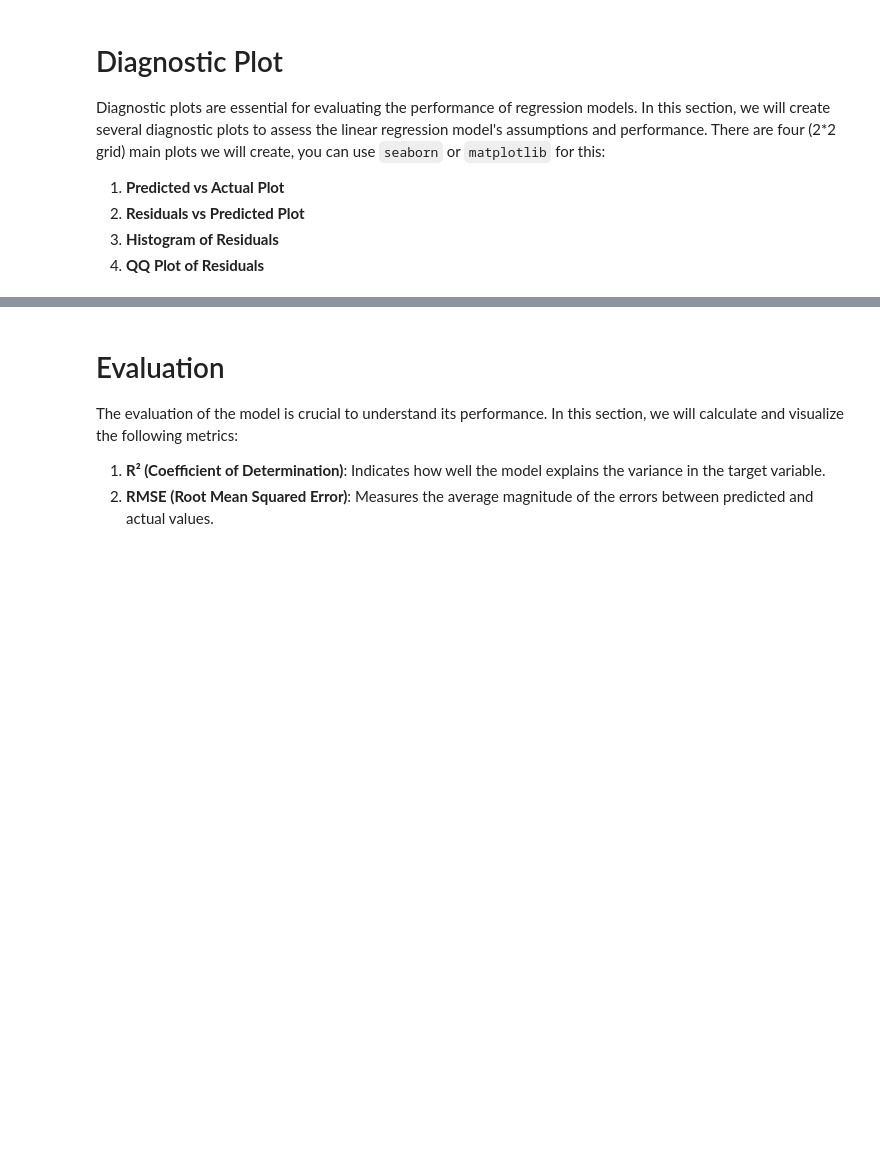
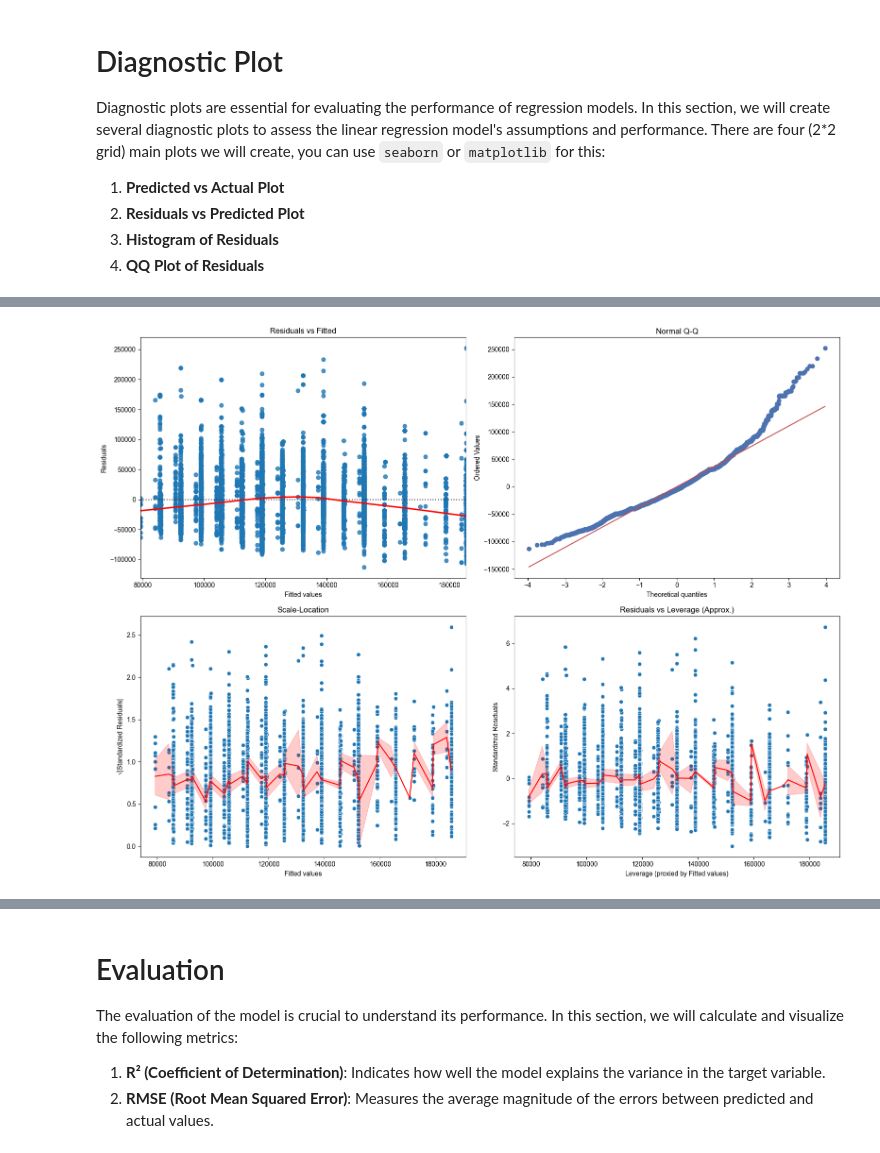
Before and after one commit to met-ad-688/lab08-CassieLu0, a Jupyter notebook: lab08-LingLu.ipynb, the cells around one changed output, grey strips where cells are left out. Saved outputs shown, nothing was run; the diff lists cells and outputs as text; code cells hidden in the pictures; blank space fills up the shorter version.

```diff
--- a/lab08-LingLu.ipynb
+++ b/lab08-LingLu.ipynb
@@ -340,0 +317,71 @@ plt.show()
+# %%
+#| eval: true
+#| echo: false
+
+import numpy as np
+import matplotlib.pyplot as plt
+import seaborn as sns
+import scipy.stats as stats
+from pyspark.sql.functions import col, lit, sqrt, mean as _mean, stddev as _stddev
+from pyspark.sql.functions import abs as ps_abs
+from pyspark.sql.functions import sqrt
+
+
+# 1. Load predictions
+df_pred = summary.predictions.select("salary", "prediction")
+
+# 2. Compute residuals and fitted values
+df_pred = df_pred.withColumn("residuals", col("salary") - col("prediction"))
+df_pred = df_pred.withColumn("fitted", col("prediction"))
+
+# 3. Compute mean and standard deviation of residuals
+res_mean = df_pred.select(_mean("residuals")).first()[0]
+res_std = df_pred.select(_stddev("residuals")).first()[0]
+
+# 4. Compute standardized residuals
+df_pred = df_pred.withColumn("std_residuals", (col("residuals") - lit(res_mean)) / lit(res_std))
+
+# 5. Square root of absolute standardized residuals
+df_pred = df_pred.withColumn("sqrt_std_resid", sqrt(ps_abs(col("std_residuals"))))
+
+df_pred_pd = df_pred.select("fitted", "residuals", "std_residuals", "sqrt_std_resid").toPandas()
+
+fig, axs = plt.subplots(2, 2, figsize=(16, 12))
+sns.set_theme(style="whitegrid")
+
+# Plot 1: Residuals vs Fitted
+
+sns.residplot(x="fitted", y="residuals", data=df_pred_pd, lowess=True, ax=axs[0, 0], line_kws={'color': 'red'})
+axs[0, 0].set_title("Residuals vs Fitted")
+axs[0, 0].set_xlabel("Fitted values")
+axs[0, 0].set_ylabel("Residuals")
+
+
+
+# Plot 2: Normal Q-Q
+
+stats.probplot(df_pred_pd["residuals"], dist="norm", plot=axs[0, 1])
+axs[0, 1].set_title("Normal Q-Q")
+
+
+# Plot 3: Scale-Location
+sns.scatterplot(x="fitted", y="sqrt_std_resid", data=df_pred_pd, ax=axs[1, 0])
+sns.lineplot(x="fitted", y="sqrt_std_resid", data=df_pred_pd, ax=axs[1, 0], color="red")
+axs[1, 0].set_title("Scale-Location")
+axs[1, 0].set_xlabel("Fitted values")
+axs[1, 0].set_ylabel("√|Standardized Residuals|")
+
+
+# Plot 4: Residuals vs Leverage — Approximate
+sns.scatterplot(x="fitted", y="std_residuals", data=df_pred_pd, ax=axs[1, 1])
+sns.lineplot(x="fitted", y="std_residuals", data=df_pred_pd, ax=axs[1, 1], color="red")
+axs[1, 1].set_title("Residuals vs Leverage (Approx.)")
+axs[1, 1].set_xlabel("Leverage (proxied by Fitted values)")
+axs[1, 1].set_ylabel("Standardized Residuals")
+
+
+plt.tight_layout()
+plt.savefig("_output/glr_diagnostic_classic.png")
+plt.show()
+# %% [output]
+[figure, added]
```
Also changed, not shown: parts of 11 cells of this notebook, 2 other files.
